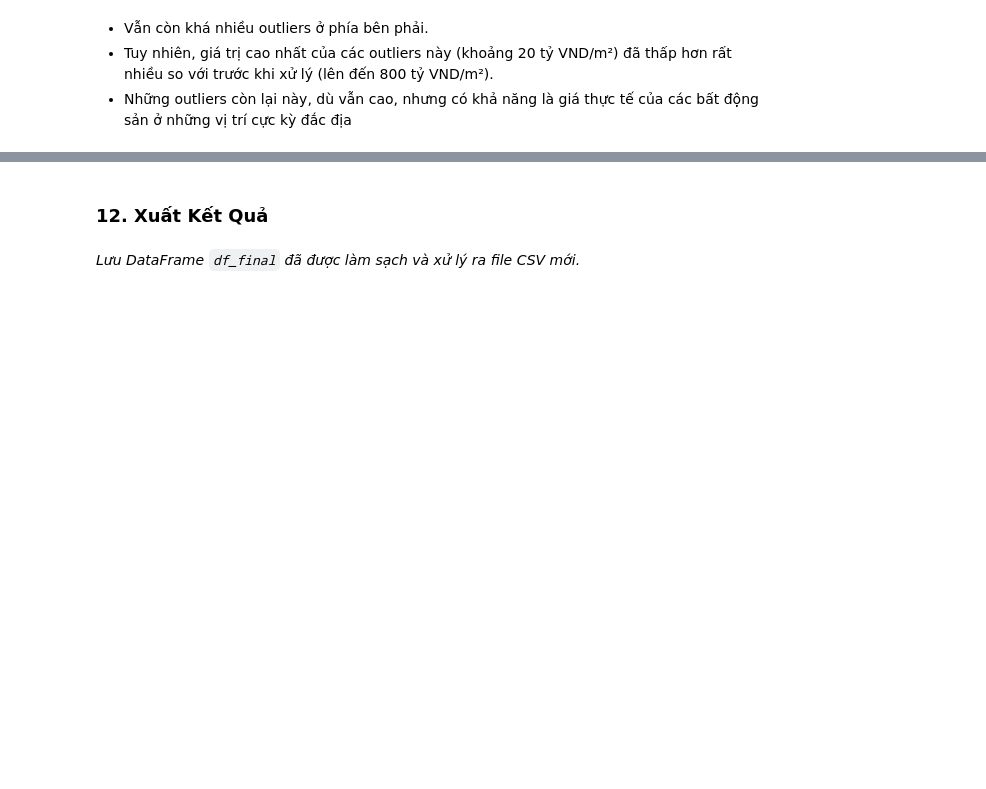
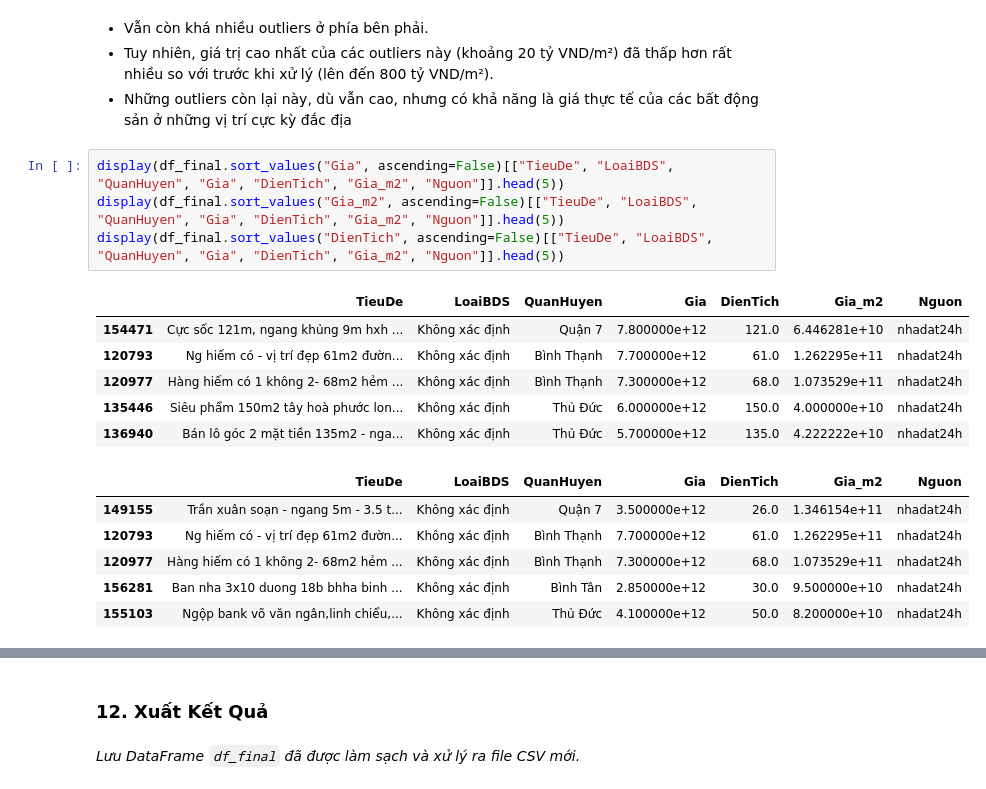
Before and after one commit to LeThanhTin4081/analyst-house-price, a Jupyter notebook: notebooks/preprocessing/preprocessing_bds_hcm.ipynb, the cells around one changed output, grey strips where cells are left out. Drawn from its saved outputs; the diff is of its cells as text; blank space fills up the shorter version.

```diff
--- a/notebooks/preprocessing/preprocessing_bds_hcm.ipynb
+++ b/notebooks/preprocessing/preprocessing_bds_hcm.ipynb
@@ -1874,3 +1886,20 @@ plt.show()
 * Vẫn còn khá nhiều outliers ở phía bên phải.
 * Tuy nhiên, giá trị cao nhất của các outliers này (khoảng 20 tỷ VND/m²) đã thấp hơn rất nhiều so với trước khi xử lý (lên đến 800 tỷ VND/m²).
 * Những outliers còn lại này, dù vẫn cao, nhưng có khả năng là giá thực tế của các bất động sản ở những vị trí cực kỳ đắc địa
+# %%
+display(df_final.sort_values("Gia", ascending=False)[["TieuDe", "LoaiBDS", "QuanHuyen", "Gia", "DienTich", "Gia_m2", "Nguon"]].head(5))
+display(df_final.sort_values("Gia_m2", ascending=False)[["TieuDe", "LoaiBDS", "QuanHuyen", "Gia", "DienTich", "Gia_m2", "Nguon"]].head(5))
+display(df_final.sort_values("DienTich", ascending=False)[["TieuDe", "LoaiBDS", "QuanHuyen", "Gia", "DienTich", "Gia_m2", "Nguon"]].head(5))
+# %% [output]
+|  | TieuDe | LoaiBDS | QuanHuyen | Gia | DienTich | Gia_m2 | Nguon |
+| 154471 | Cực sốc 121m, ngang khủng 9m hxh ... | Không xác định | Quận 7 | 7.800000e+12 | 121.0 | 6.446281e+10 | nhadat24h |
+| 120793 | Ng hiếm có - vị trí đẹp 61m2 đườn... | Không xác định | Bình Thạnh | 7.700000e+12 | 61.0 | 1.262295e+11 | nhadat24h |
+| 120977 | Hàng hiếm có 1 không 2- 68m2 hẻm ... | Không xác định | Bình Thạnh | 7.300000e+12 | 68.0 | 1.073529e+11 | nhadat24h |
+| 135446 | Siêu phẩm 150m2 tây hoà phước lon... | Không xác định | Thủ Đức | 6.000000e+12 | 150.0 | 4.000000e+10 | nhadat24h |
+| 136940 | Bán lô góc 2 mặt tiền 135m2 - nga... | Không xác định | Thủ Đức | 5.700000e+12 | 135.0 | 4.222222e+10 | nhadat24h |
+|  | TieuDe | LoaiBDS | QuanHuyen | Gia | DienTich | Gia_m2 | Nguon |
+| 149155 | Trần xuân soạn - ngang 5m - 3.5 t... | Không xác định | Quận 7 | 3.500000e+12 | 26.0 | 1.346154e+11 | nhadat24h |
+| 120793 | Ng hiếm có - vị trí đẹp 61m2 đườn... | Không xác định | Bình Thạnh | 7.700000e+12 | 61.0 | 1.262295e+11 | nhadat24h |
+| 120977 | Hàng hiếm có 1 không 2- 68m2 hẻm ... | Không xác định | Bình Thạnh | 7.300000e+12 | 68.0 | 1.073529e+11 | nhadat24h |
+| 156281 | Ban nha 3x10 duong 18b bhha binh ... | Không xác định | Bình Tân | 2.850000e+12 | 30.0 | 9.500000e+10 | nhadat24h |
+| 155103 | Ngộp bank võ văn ngân,linh chiểu,... | Không xác định | Thủ Đức | 4.100000e+12 | 50.0 | 8.200000e+10 | nhadat24h |
```
Also changed, not shown: parts of 10 cells of this notebook, 2 other files.
